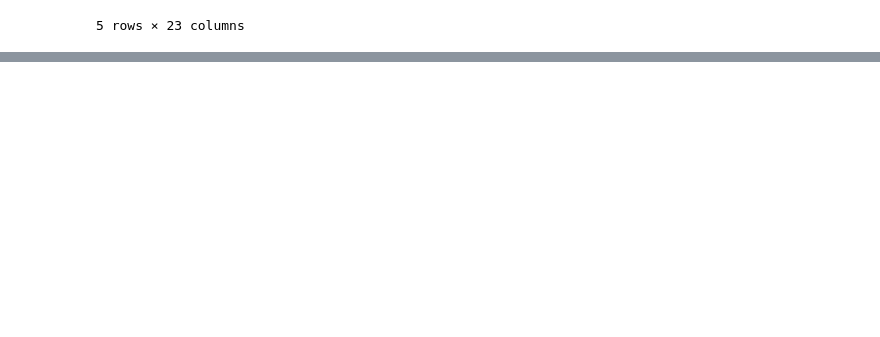
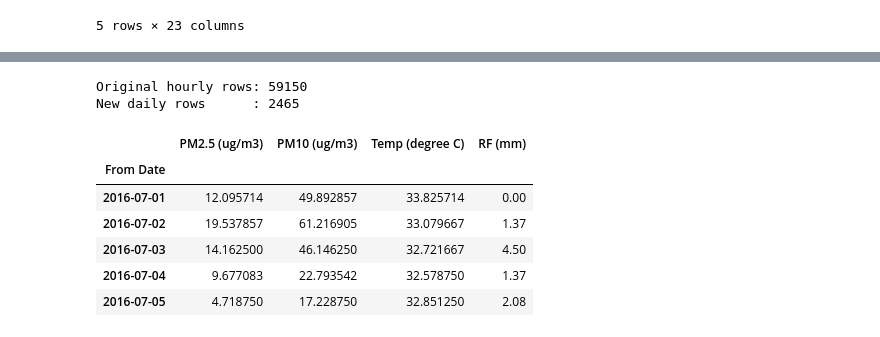
Before and after one commit to aswanth-mc/air_quality_data_analysis_2010-2023, a Jupyter notebook: 01_cleaning_eda.ipynb, the cells around one changed output, grey strips where cells are left out. Cells and saved outputs as stored; diff of their text form; code cells hidden in the pictures; blank space fills up the shorter version.

```diff
--- a/01_cleaning_eda.ipynb
+++ b/01_cleaning_eda.ipynb
@@ -10,3 +10,15 @@ df.head()
 | 3 | 2016-07-01 13:00:00 | 2016-07-01 14:00:00 | NaN | NaN | NaN | NaN | NaN | NaN | ... |
 | 4 | 2016-07-01 14:00:00 | 2016-07-01 15:00:00 | 20.50 | 50.0 | 15.40 | 43.6 | 32.78 | 6.35 | ... |
 5 rows × 23 columns
+# %%
+
+# 1. Convert 'From Date' to datetime and set as index
+df['From Date'] = pd.to_datetime(df['From Date'])
+df = df.sort_values('From Date').set_index('From Date')
+
+# 2. Drop redundant and mostly empty columns
+df = df.drop(columns=['To Date', 'BP (mmHg)'])
+
+print("Index type:", type(df.index))
+print("Remaining columns:", len(df.columns))
+df.head(3)
@@ -12,0 +106,18 @@ df.head()
+# %%
+# 5. Average all sensors per day, EXCEPT rainfall which should be summed
+daily_df = df_clean.resample('D').mean()
+daily_df['RF (mm)'] = df_clean['RF (mm)'].resample('D').sum()
+
+print("Original hourly rows:", len(df_clean))
+print("New daily rows      :", len(daily_df))
+daily_df[['PM2.5 (ug/m3)', 'PM10 (ug/m3)', 'Temp (degree C)', 'RF (mm)']].head()
+# %% [output]
+Original hourly rows: 59150
+New daily rows      : 2465
+|  | PM2.5 (ug/m3) | PM10 (ug/m3) | Temp (degree C) | RF (mm) |
+| From Date |  |  |  |  |
+| 2016-07-01 | 12.095714 | 49.892857 | 33.825714 | 0.00 |
+| 2016-07-02 | 19.537857 | 61.216905 | 33.079667 | 1.37 |
+| 2016-07-03 | 14.162500 | 46.146250 | 32.721667 | 4.50 |
+| 2016-07-04 | 9.677083 | 22.793542 | 32.578750 | 1.37 |
+| 2016-07-05 | 4.718750 | 17.228750 | 32.851250 | 2.08 |
```
Also changed, not shown: parts of 8 cells of this notebook, 1 other file.
